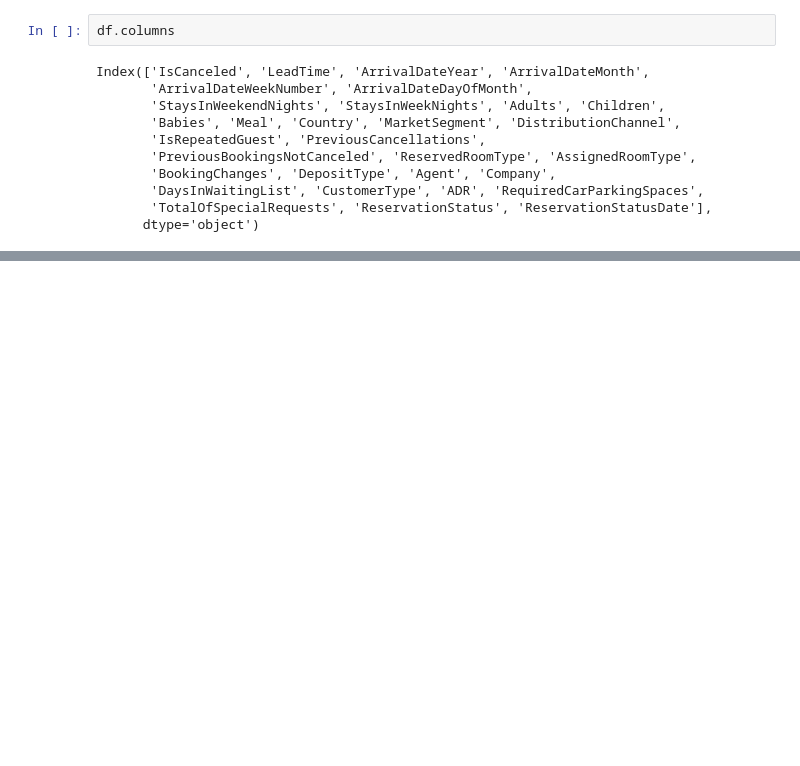
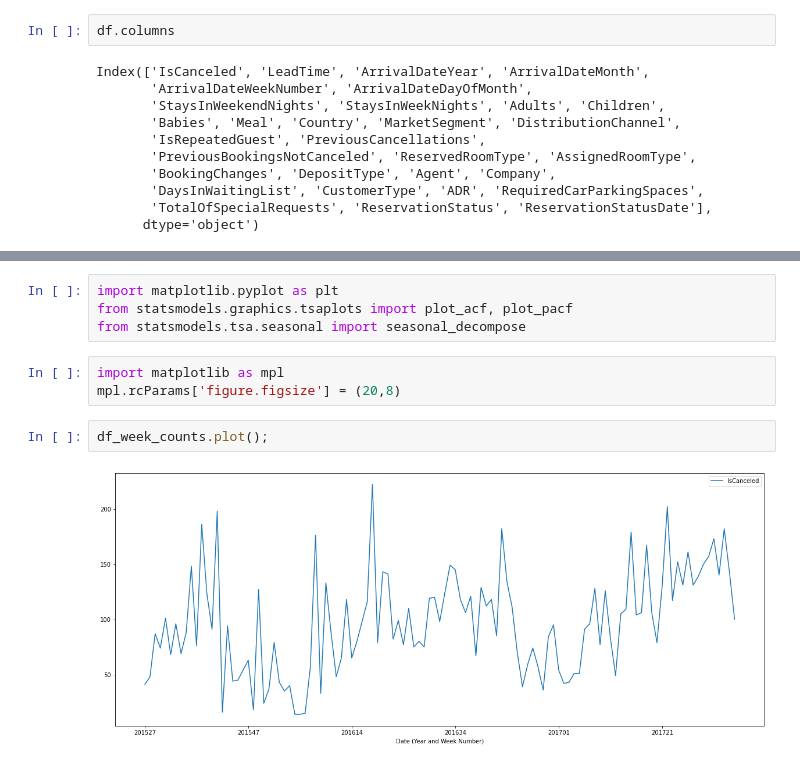
Before and after one commit to garybake/BayesianTimeSeries, a Jupyter notebook: 1_1_WeeklyTimeSeries.ipynb, the cells around one changed output, grey strips where cells are left out. Saved outputs shown, nothing was run; the diff lists cells and outputs as text; blank space fills up the shorter version.

```diff
--- a/1_1_WeeklyTimeSeries.ipynb
+++ b/1_1_WeeklyTimeSeries.ipynb
@@ -91,0 +94,11 @@ df_week_counts
+# %%
+import matplotlib.pyplot as plt
+from statsmodels.graphics.tsaplots import plot_acf, plot_pacf
+from statsmodels.tsa.seasonal import seasonal_decompose
+# %%
+import matplotlib as mpl
+mpl.rcParams['figure.figsize'] = (20,8)
+# %%
+df_week_counts.plot();
+# %% [output]
+[figure, added]
```
Also changed, not shown: parts of 23 cells of this notebook.
